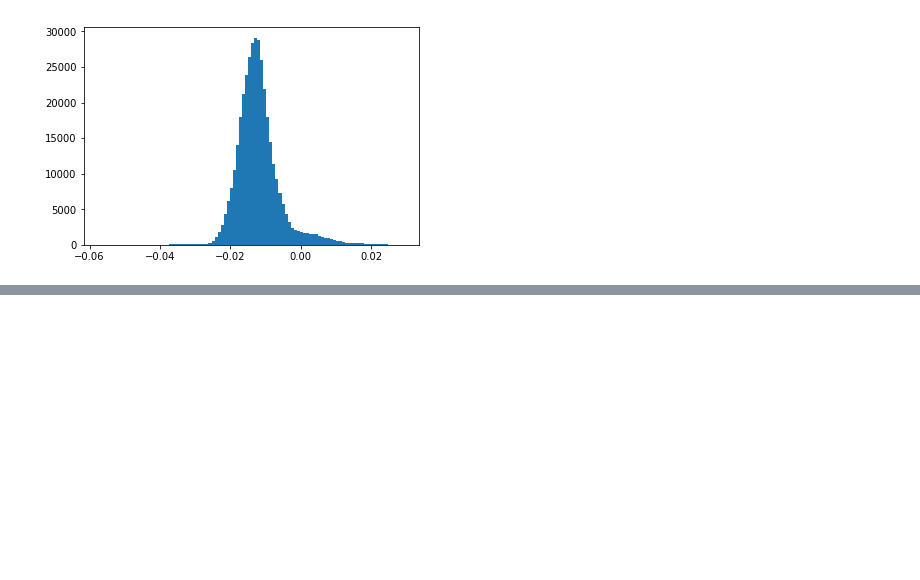
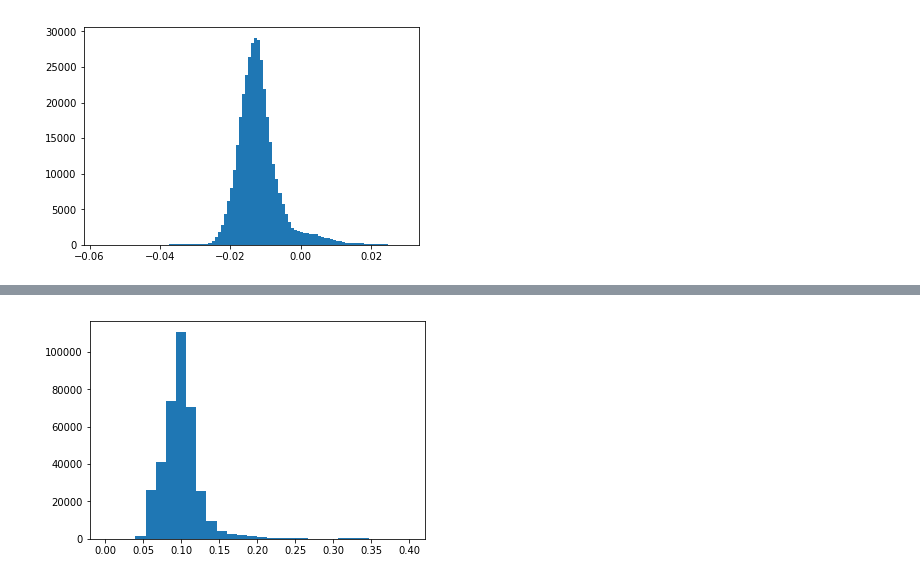
Before and after one commit to desihub/LSS, a Jupyter notebook: Sandbox/MCeff.ipynb, the cells around one changed output, grey strips where cells are left out. Cells and saved outputs as stored; diff of their text form; code cells hidden in the pictures; blank space fills up the shorter version.

```diff
--- a/Sandbox/MCeff.ipynb
+++ b/Sandbox/MCeff.ipynb
@@ -249,0 +315,5 @@ plt.show()
+# %%
+plt.hist(zsigd,bins=30,range=(0,0.4))
+plt.show()
+# %% [output]
+[figure, added]
```
Also changed, not shown: parts of 20 cells of this notebook.
